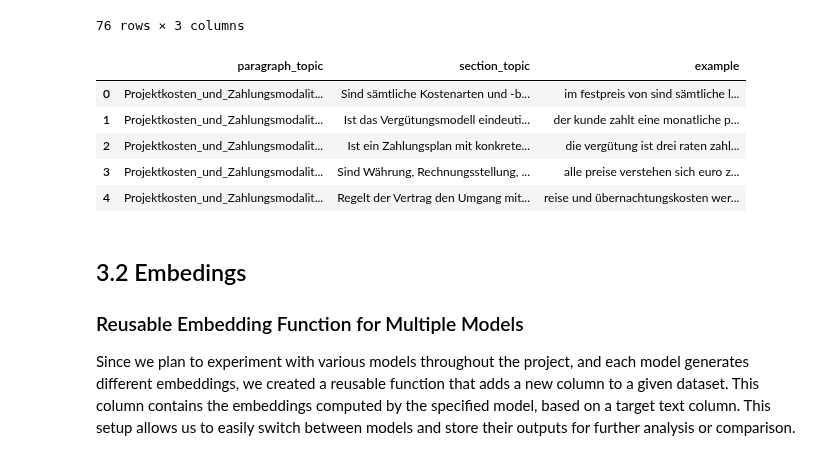
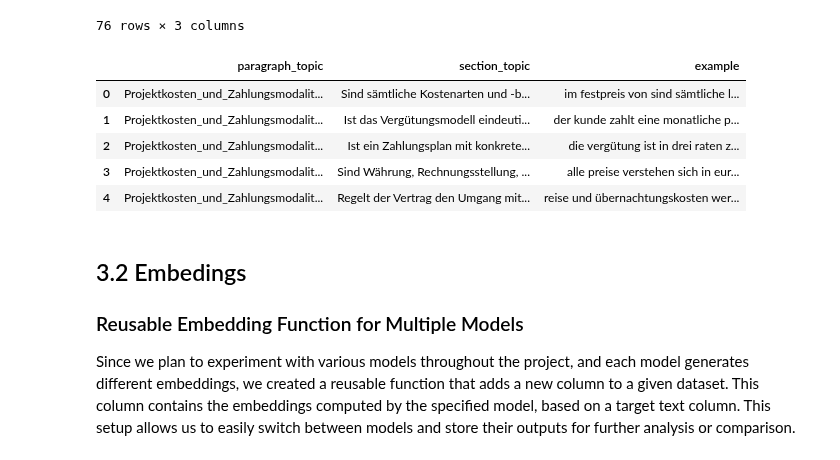
Before and after one commit to Nils7291/NLP_Contract_Checker, a Jupyter notebook: notebooks/00_main.ipynb, the cells around one changed output. Cells and saved outputs as stored; diff of their text form; code cells hidden in the pictures.

```diff
--- a/notebooks/00_main.ipynb
+++ b/notebooks/00_main.ipynb
@@ -868,8 +868,8 @@ def clean_contract_text(
     if strip_short_words:
         text = strip_short(text, minsize=2)
 
-    if remove_stopwords_flag:
-        text = remove_stopwords(text, stopwords=STOPWORDS)
+   # if remove_stopwords_flag:
+   #     text = remove_stopwords(text, stopwords=STOPWORDS) # !!!!!! Englische Stopwörter  !!!!!!!
 
     if apply_stemming:
         text = stem_text(text)
@@ -1035,22 +1035,22 @@ display(catalogue_raw)
 # %%
 
 catalogue_raw["example"] = catalogue_raw["example"].str.strip('„“"').apply(clean_contract_text)
 catalogue_raw["paragraph_topic"] = catalogue_raw["paragraph_topic"].apply(
     lambda x: x.replace("&", 'und').strip().replace(" ","_")
 )
 
-catalogue_clean= catalogue_raw
+catalogue_clean= catalogue_raw.copy()
 
 display(catalogue_raw.head())
 
 file_path = '../data/catalogue_clean.pkl'
 catalogue_clean.to_pickle(file_path)
 # %% [output]
 |  | paragraph_topic | section_topic | example |
 | 0 | Projektkosten_und_Zahlungsmodalit... | Sind sämtliche Kostenarten und -b... | im festpreis von sind sämtliche l... |
 | 1 | Projektkosten_und_Zahlungsmodalit... | Ist das Vergütungsmodell eindeuti... | der kunde zahlt eine monatliche p... |
-| 2 | Projektkosten_und_Zahlungsmodalit... | Ist ein Zahlungsplan mit konkrete... | die vergütung ist drei raten zahl... |
-| 3 | Projektkosten_und_Zahlungsmodalit... | Sind Währung, Rechnungsstellung, ... | alle preise verstehen sich euro z... |
+| 2 | Projektkosten_und_Zahlungsmodalit... | Ist ein Zahlungsplan mit konkrete... | die vergütung ist in drei raten z... |
+| 3 | Projektkosten_und_Zahlungsmodalit... | Sind Währung, Rechnungsstellung, ... | alle preise verstehen sich in eur... |
 | 4 | Projektkosten_und_Zahlungsmodalit... | Regelt der Vertrag den Umgang mit... | reise und übernachtungskosten wer... |
 # %% [markdown]
 ## 3.2 Embedings
```
Also changed, not shown: parts of 34 cells of this notebook.
